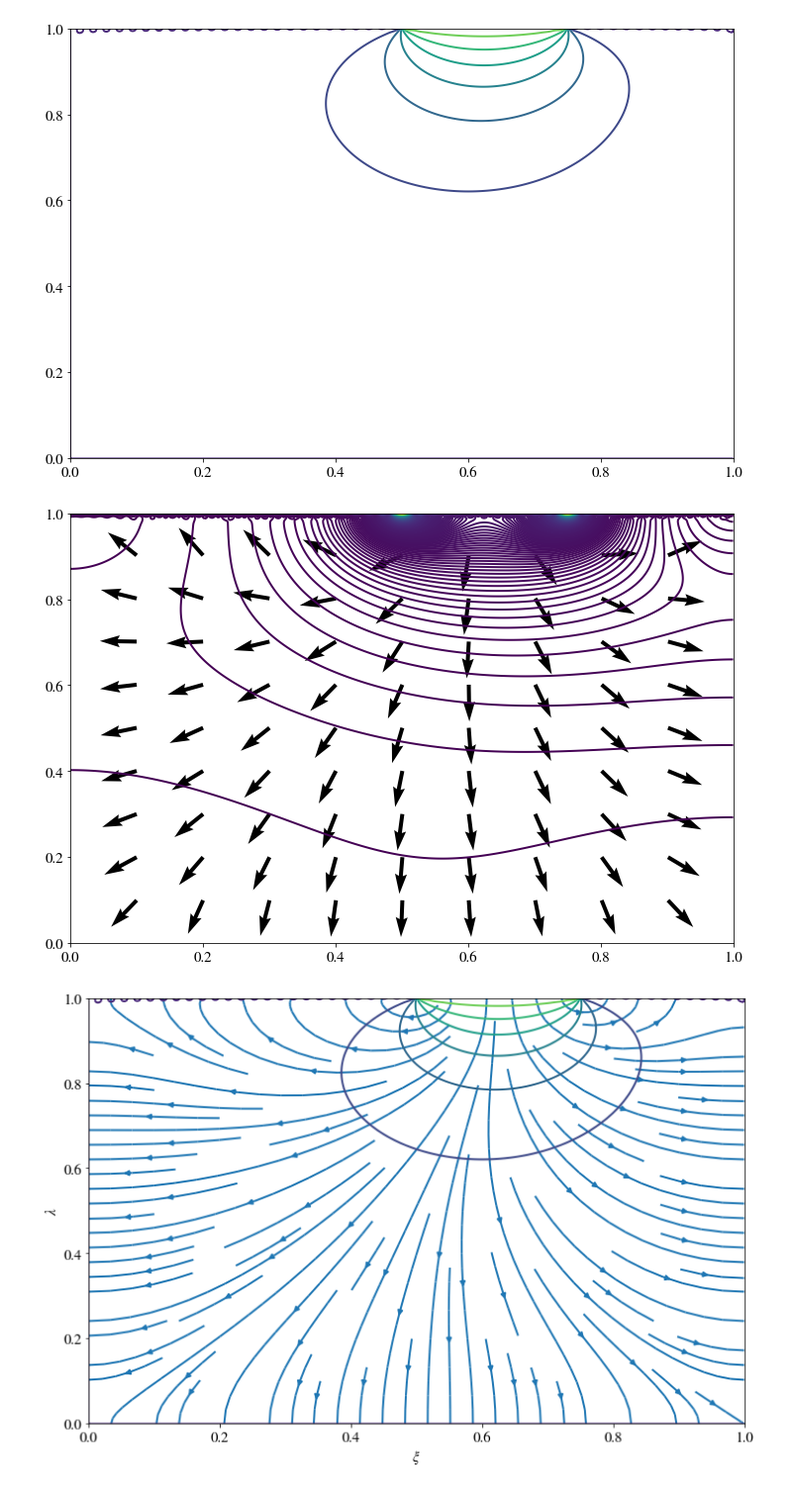
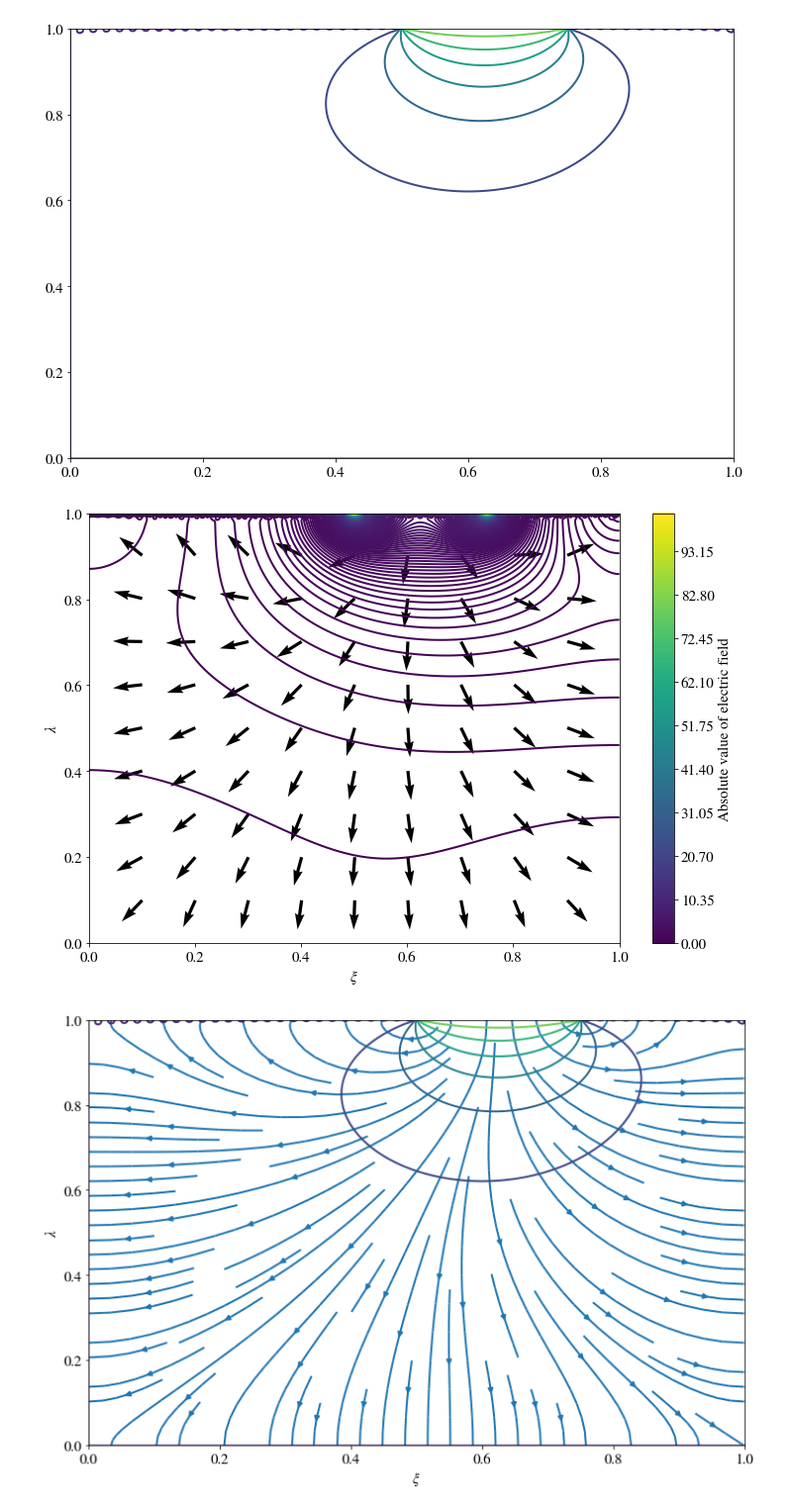
Before and after one commit to sindrelothe/TFY4240, a Jupyter notebook: Project/01-Project_test.ipynb, the cells around one changed output. Shown: that part at 99% size. Saved outputs shown, nothing was run; the diff lists cells and outputs as text; code cells hidden in the pictures.

Commit message:
Made function for plotting vector fields

```diff
--- a/Project/01-Project_test.ipynb
+++ b/Project/01-Project_test.ipynb
@@ -86,6 +86,23 @@ def calculatePotentialAndEField(numer_of_fourier: int, number_of_points: int, V0
     Ey_matrix: np.ndarray = Pot.Ey(xx, yy)
 
     return V_matrix, Ex_matrix, Ey_matrix, xx, yy
+
+def plotVectorField(vx_matrix: np.ndarray, vy_matrix: np.ndarray, number_of_vectors: int = 10, levels: int = 100, xlabel: str = None, ylabel: str = None, zlabel: str = None):
+    M = vx_matrix[0].size
+    slice = lambda arr : arr[::int(M/number_of_vectors), ::int(M/number_of_vectors)]
+    v_matrix = np.linalg.norm([vx_matrix, vy_matrix], axis=0)
+    args = [xx, yy, vx_matrix/v_matrix, vy_matrix/v_matrix]
+
+    plt.quiver(*[slice(a) for a in args])
+    plt.contour(xx, yy, v_matrix, levels=levels)
+    cbar: plt.colorbar = plt.colorbar()
+    if xlabel:
+        plt.xlabel(xlabel)
+    if ylabel:
+        plt.ylabel(ylabel)
+    if zlabel:
+        cbar.set_label(zlabel)
+    plt.show()
 # %% [markdown]
 ## Part 2: Different Potentials
 # %% [markdown]
@@ -166,16 +170,17 @@ plt.show()
 [figure]
 # %%
 K = 10
-slice = lambda arr : arr[::int(M/K), ::int(M/K)]
-E_matrix = np.linalg.norm([Ex_matrix, Ey_matrix], axis=0)
-args = [xx, yy, Ex_matrix/E_matrix, Ey_matrix/E_matrix]
+# slice = lambda arr : arr[::int(M/K), ::int(M/K)]
+# E_matrix = np.linalg.norm([Ex_matrix, Ey_matrix], axis=0)
+# args = [xx, yy, Ex_matrix/E_matrix, Ey_matrix/E_matrix]
 
-plt.quiver(*[slice(a) for a in args])
-# plt.contour(xx, yy, V_matrix)
-plt.contour(xx, yy, E_matrix, levels=1000)
-plt.show()
+# plt.quiver(*[slice(a) for a in args])
+# plt.contour(xx, yy, E_matrix, levels=1000)
+# plt.show()
+
+plotVectorField(Ex_matrix, Ey_matrix, number_of_vectors=K, levels=1000, xlabel=r"$\xi$", ylabel=r"$\lambda$", zlabel="Absolute value of electric field")
 # %% [output]
-[figure, old version]
+[figure, new version]
 # %%
 plt.streamplot(xx, yy, Ex_matrix, Ey_matrix)
 plt.contour(xx, yy, V_matrix)
```
Also changed, not shown: parts of 4 cells of this notebook.
